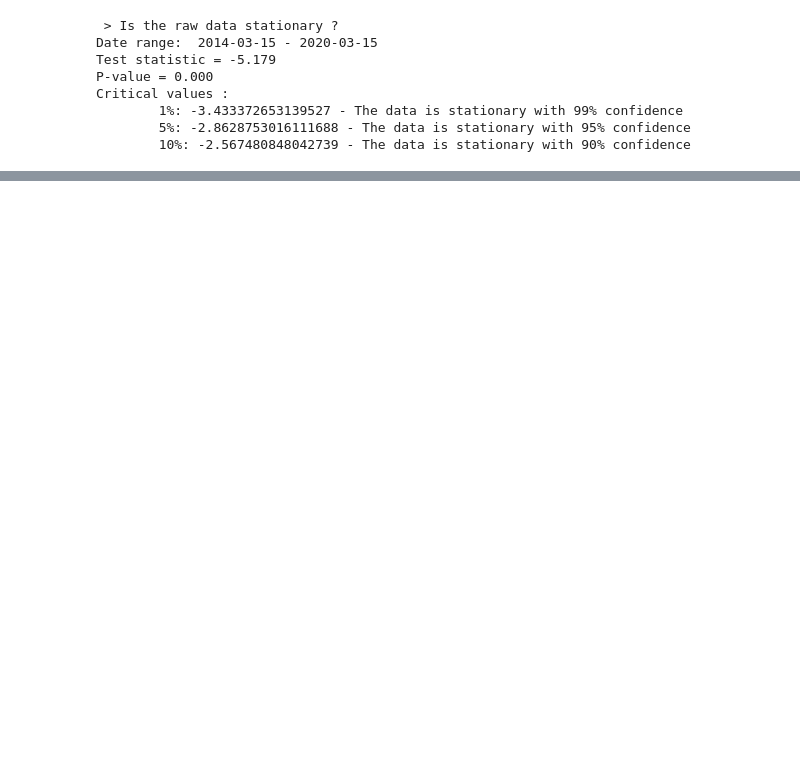
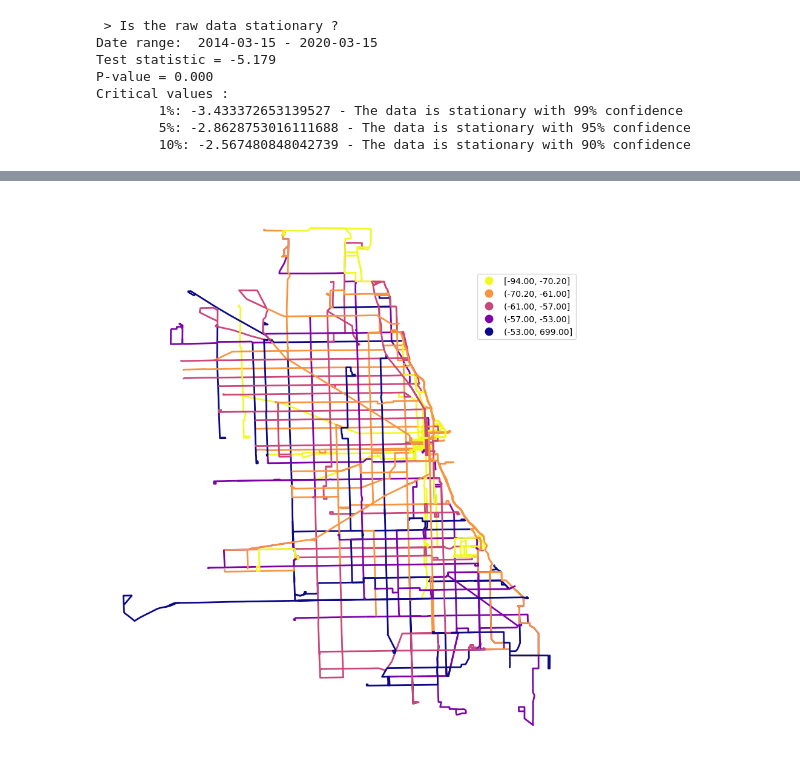
Before and after one commit to jbelian/CTA-Bus-Ridership-Forecasting, a Jupyter notebook: app.ipynb, the cells around one changed output, grey strips where cells are left out. Drawn from its saved outputs; the diff is of its cells as text; code cells hidden in the pictures; blank space fills up the shorter version.

```diff
--- a/app.ipynb
+++ b/app.ipynb
@@ -218,8 +222,7 @@ def route_forecast(route_list):
     routes_df2['Rider % Change'] = percentage_change(routes_df2['Predicted'], routes_df2['Actual'])
     return routes_df2
 
-#route_df = route_forecast(sorted(routes_df['route'].unique()))
-route_df = pd.read_csv('./route_forecast_results.csv')  # is commented out
+route_df = route_forecast(sorted(routes_df['route'].unique()))
 print(route_df.set_index('Route'))
 # %% [output]
                             Route Name  Predicted   Actual  Rider % Change
@@ -251,23 +254,25 @@ plt.show()
 # %%
-#kmz = ZipFile('C://Users/Joseph/Documents/Jupyter/CTA_BusRoutes.kmz', 'r')
-#kml = kmz.open('doc.kml', 'r')
+kmz = ZipFile('C://Users/Joseph/Documents/Jupyter/CTA_BusRoutes.kmz', 'r')
+kml = kmz.open('doc.kml', 'r')
 
-#gpd.io.file.fiona.drvsupport.supported_drivers['KML'] = 'rw'
-#gdf = gpd.read_file(kml, driver='KML')
-#gdf = gdf.rename(columns={'Name': 'Route'})
-#gdf = gdf.merge(route_df, on='Route', how='inner')#.set_index('Route').sort_index()
-#gdf = gpd.GeoDataFrame(gdf)
+gpd.io.file.fiona.drvsupport.supported_drivers['KML'] = 'rw'
+gdf = gpd.read_file(kml, driver='KML')
+gdf = gdf.rename(columns={'Name': 'Route'})
+gdf = gdf.merge(route_df, on='Route', how='inner')#.set_index('Route').sort_index()
+gdf = gpd.GeoDataFrame(gdf)
 
-#legend = mapclassify.Quantiles(gdf['Rider % Change'], k=5)
-#mapping = dict([(i,s) for i,s in enumerate(legend.get_legend_classes())])
+legend = mapclassify.Quantiles(gdf['Rider % Change'], k=5)
+mapping = dict([(i,s) for i,s in enumerate(legend.get_legend_classes())])
 # %%
-#f, ax = plt.subplots(1, figsize=(10,16), dpi=100)
-#gdf.assign(cl=legend.yb).plot(column='cl', categorical=True, k=5, cmap='plasma_r', \
-#                           linewidth=2, ax=ax, legend=True, legend_kwds={'loc': (0.8,0.75)})
-#ax.set_axis_off()
-#texts = ax.get_legend().texts
-#for txt in texts:
-#    for k,v in mapping.items():
-#        if txt.get_text() == str(k):
-#            txt.set_text(v)
-#plt.show()
+f, ax = plt.subplots(1, figsize=(10,16), dpi=100)
+gdf.assign(cl=legend.yb).plot(column='cl', categorical=True, k=5, cmap='plasma_r', \
+                           linewidth=2, ax=ax, legend=True, legend_kwds={'loc': (0.8,0.75)})
+ax.set_axis_off()
+texts = ax.get_legend().texts
+for txt in texts:
+    for k,v in mapping.items():
+        if txt.get_text() == str(k):
+            txt.set_text(v)
+plt.show()
+# %% [output]
+[figure, added]
```
Also changed, not shown: parts of 10 cells of this notebook.
